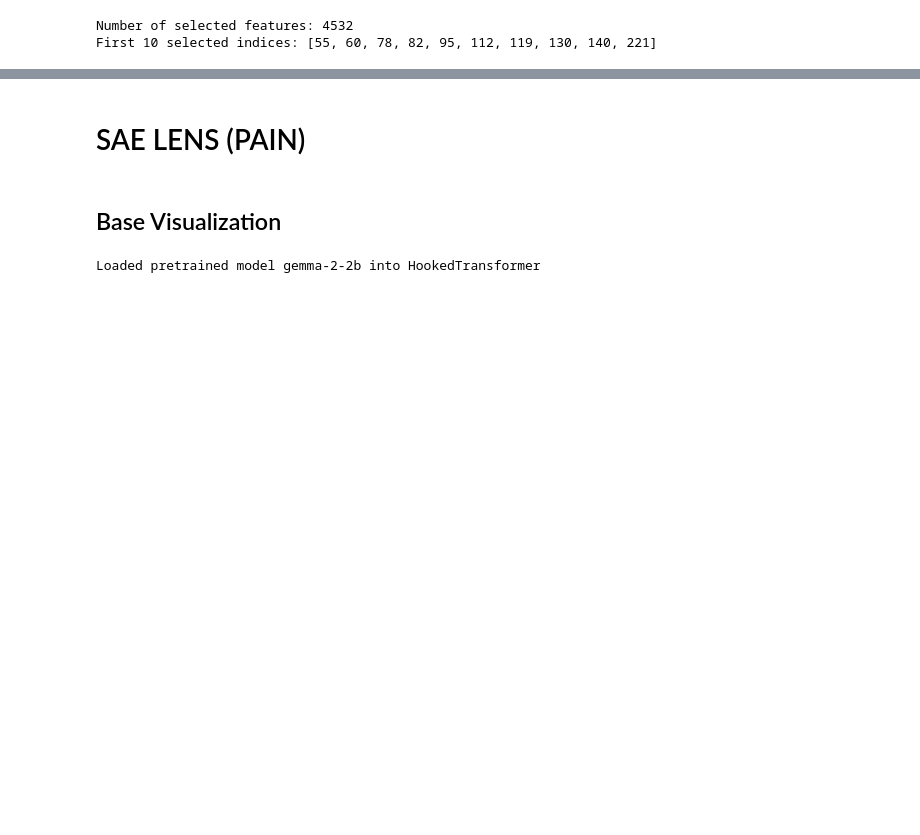
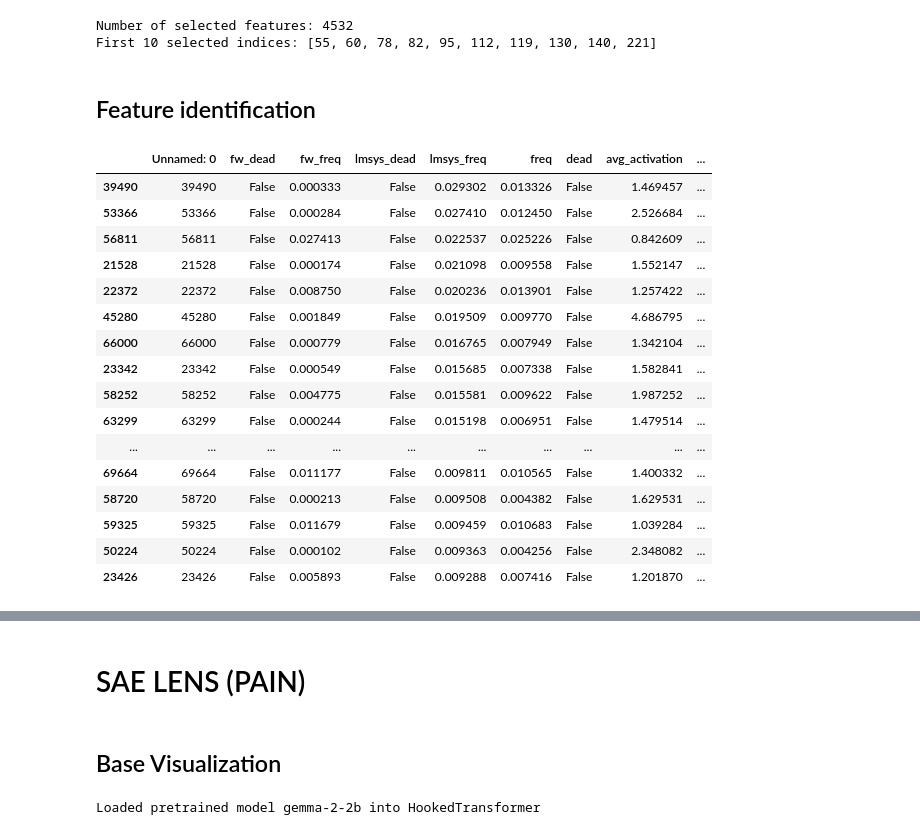
Before and after one commit to science-of-finetuning/sparsity-artifacts-crosscoders, a Jupyter notebook: notebooks/sae_dashboard.ipynb, the cells around one changed output, grey strips where cells are left out. Saved outputs shown, nothing was run; the diff lists cells and outputs as text; code cells hidden in the pictures; blank space fills up the shorter version.

```diff
--- a/notebooks/sae_dashboard.ipynb
+++ b/notebooks/sae_dashboard.ipynb
@@ -59,0 +57,23 @@ save_path = Path("/dlabscratch1/cdumas/representation-structure-comparison/resul
+# %% [markdown]
+## Feature identification
+# %%
+base_only_features = df[df['tag'] == 'Base only'].sort_values(by='lmsys_freq', ascending=False).head(50)
+base_only_features
+# %% [output]
+|  | Unnamed: 0 | fw_dead | fw_freq | lmsys_dead | lmsys_freq | freq | dead | avg_activation | ... |
+| 39490 | 39490 | False | 0.000333 | False | 0.029302 | 0.013326 | False | 1.469457 | ... |
+| 53366 | 53366 | False | 0.000284 | False | 0.027410 | 0.012450 | False | 2.526684 | ... |
+| 56811 | 56811 | False | 0.027413 | False | 0.022537 | 0.025226 | False | 0.842609 | ... |
+| 21528 | 21528 | False | 0.000174 | False | 0.021098 | 0.009558 | False | 1.552147 | ... |
+| 22372 | 22372 | False | 0.008750 | False | 0.020236 | 0.013901 | False | 1.257422 | ... |
+| 45280 | 45280 | False | 0.001849 | False | 0.019509 | 0.009770 | False | 4.686795 | ... |
+| 66000 | 66000 | False | 0.000779 | False | 0.016765 | 0.007949 | False | 1.342104 | ... |
+| 23342 | 23342 | False | 0.000549 | False | 0.015685 | 0.007338 | False | 1.582841 | ... |
+| 58252 | 58252 | False | 0.004775 | False | 0.015581 | 0.009622 | False | 1.987252 | ... |
+| 63299 | 63299 | False | 0.000244 | False | 0.015198 | 0.006951 | False | 1.479514 | ... |
+| ... | ... | ... | ... | ... | ... | ... | ... | ... | ... |
+| 69664 | 69664 | False | 0.011177 | False | 0.009811 | 0.010565 | False | 1.400332 | ... |
+| 58720 | 58720 | False | 0.000213 | False | 0.009508 | 0.004382 | False | 1.629531 | ... |
+| 59325 | 59325 | False | 0.011679 | False | 0.009459 | 0.010683 | False | 1.039284 | ... |
+| 50224 | 50224 | False | 0.000102 | False | 0.009363 | 0.004256 | False | 2.348082 | ... |
+| 23426 | 23426 | False | 0.005893 | False | 0.009288 | 0.007416 | False | 1.201870 | ... |
```
Also changed, not shown: parts of 16 cells of this notebook, 1 other file.
